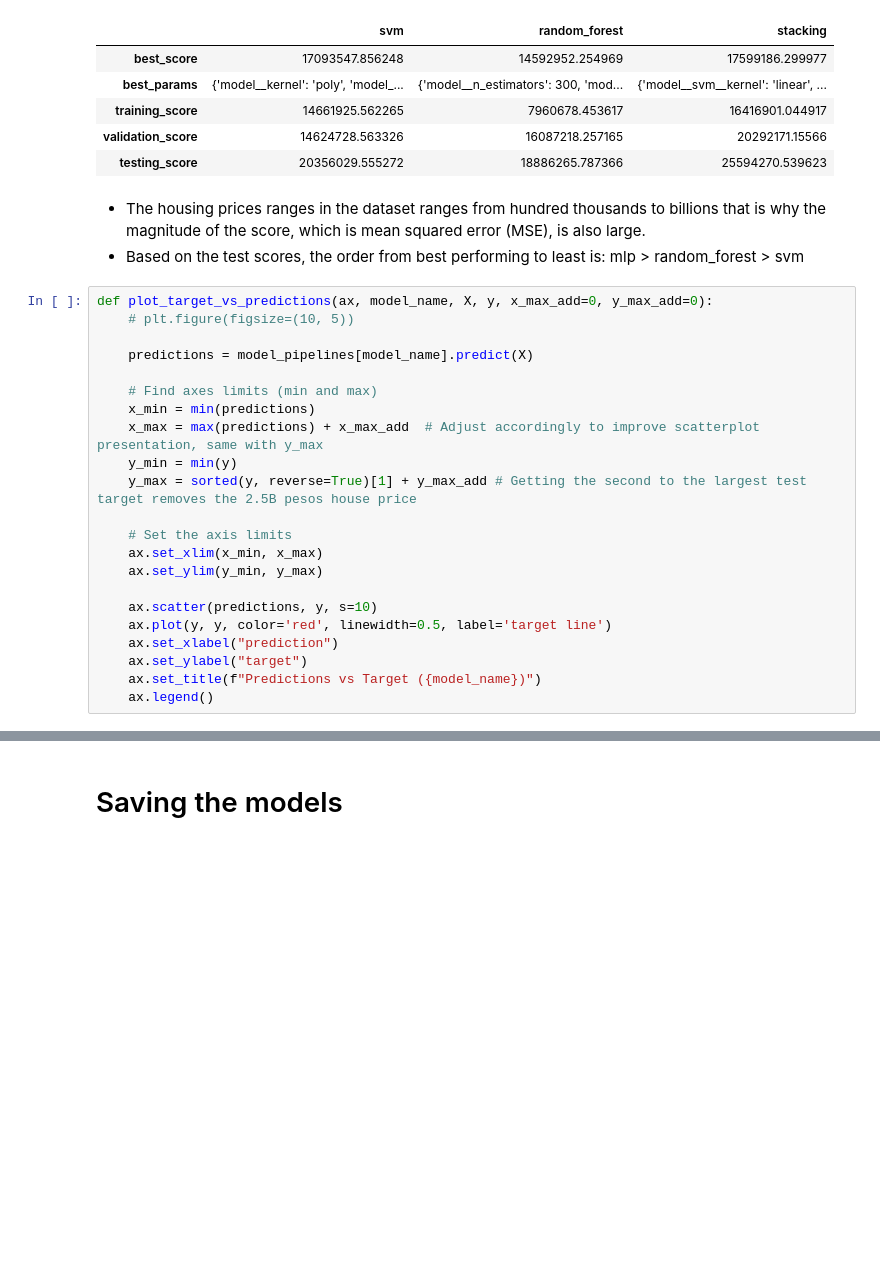
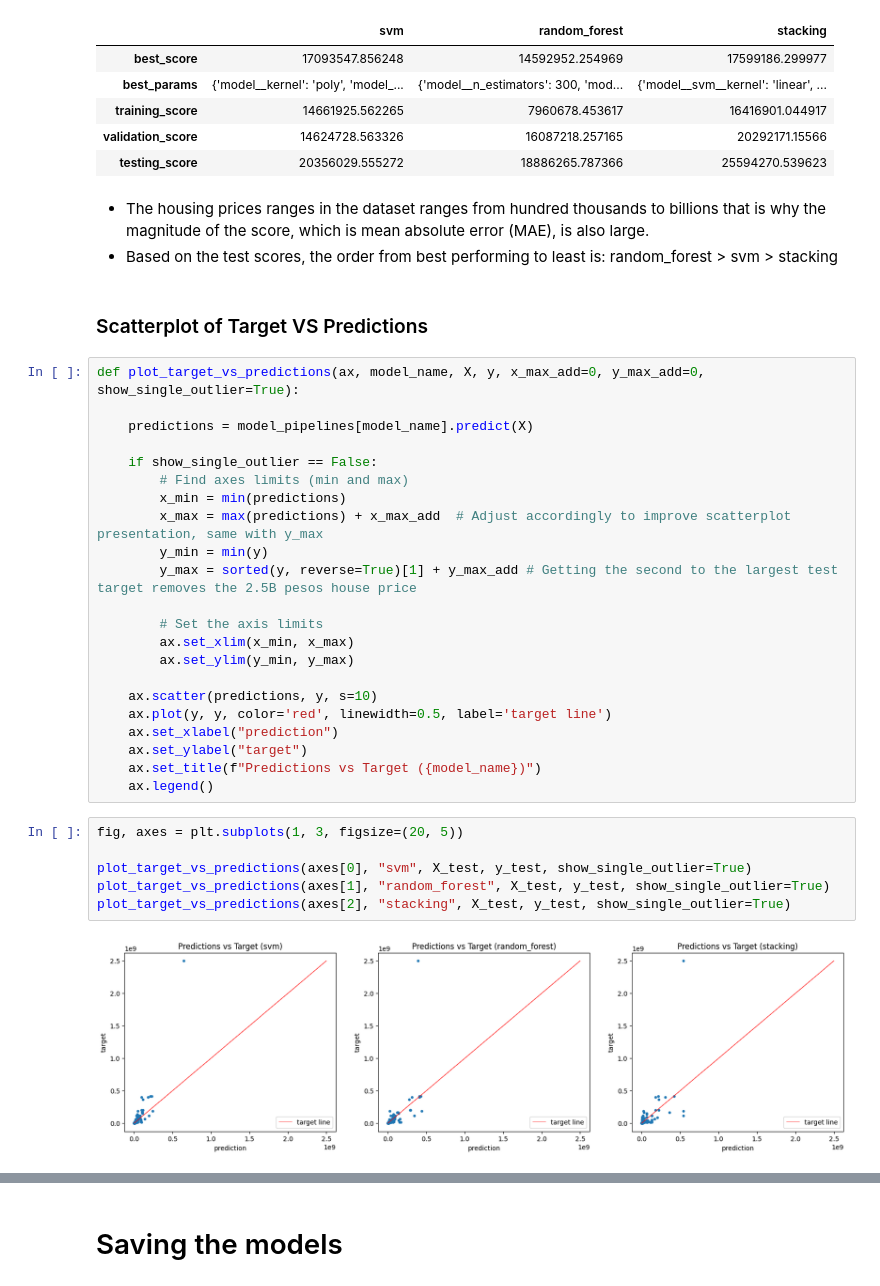
Before and after one commit to JerickoDG/HousingPH, a Jupyter notebook: notebooks/training_and_eval.ipynb, the cells around one changed output, grey strips where cells are left out. Cells and saved outputs as stored; diff of their text form; blank space fills up the shorter version.

```diff
--- a/notebooks/training_and_eval.ipynb
+++ b/notebooks/training_and_eval.ipynb
@@ -201,23 +280,25 @@ model_scores_and_params_df
 | validation_score | 14624728.563326 | 16087218.257165 | 20292171.15566 |
 | testing_score | 20356029.555272 | 18886265.787366 | 25594270.539623 |
 # %% [markdown]
-* The housing prices ranges in the dataset ranges from hundred thousands to billions that is why the magnitude of the score, which is mean squared error (MSE), is also large.
-* Based on the test scores, the order from best performing to least is: mlp > random_forest > svm
+* The housing prices ranges in the dataset ranges from hundred thousands to billions that is why the magnitude of the score, which is mean absolute error (MAE), is also large.
+* Based on the test scores, the order from best performing to least is: random_forest > svm > stacking
+# %% [markdown]
+### Scatterplot of Target VS Predictions
 # %%
-def plot_target_vs_predictions(ax, model_name, X, y, x_max_add=0, y_max_add=0):
-    # plt.figure(figsize=(10, 5))
+def plot_target_vs_predictions(ax, model_name, X, y, x_max_add=0, y_max_add=0, show_single_outlier=True):
 
     predictions = model_pipelines[model_name].predict(X)
 
-    # Find axes limits (min and max)
-    x_min = min(predictions)
-    x_max = max(predictions) + x_max_add  # Adjust accordingly to improve scatterplot presentation, same with y_max
-    y_min = min(y)
-    y_max = sorted(y, reverse=True)[1] + y_max_add # Getting the second to the largest test target removes the 2.5B pesos house price
+    if show_single_outlier == False:
+        # Find axes limits (min and max)
+        x_min = min(predictions)
+        x_max = max(predictions) + x_max_add  # Adjust accordingly to improve scatterplot presentation, same with y_max
+        y_min = min(y)
+        y_max = sorted(y, reverse=True)[1] + y_max_add # Getting the second to the largest test target removes the 2.5B pesos house price
 
-    # Set the axis limits
-    ax.set_xlim(x_min, x_max)
-    ax.set_ylim(y_min, y_max)
+        # Set the axis limits
+        ax.set_xlim(x_min, x_max)
+        ax.set_ylim(y_min, y_max)
 
     ax.scatter(predictions, y, s=10)
     ax.plot(y, y, color='red', linewidth=0.5, label='target line')
@@ -225,6 +306,14 @@ def plot_target_vs_predictions(ax, model_name, X, y, x_max_add=0, y_max_add=0):
     ax.set_ylabel("target")
     ax.set_title(f"Predictions vs Target ({model_name})")
     ax.legend()
+# %%
+fig, axes = plt.subplots(1, 3, figsize=(20, 5))
+
+plot_target_vs_predictions(axes[0], "svm", X_test, y_test, show_single_outlier=True)
+plot_target_vs_predictions(axes[1], "random_forest", X_test, y_test, show_single_outlier=True)
+plot_target_vs_predictions(axes[2], "stacking", X_test, y_test, show_single_outlier=True)
+# %% [output]
+[figure, added]
 # %%
 fig, axes = plt.subplots(1, 3, figsize=(20, 5))
 
```
Also changed, not shown: parts of 31 cells of this notebook, 13 other files.
